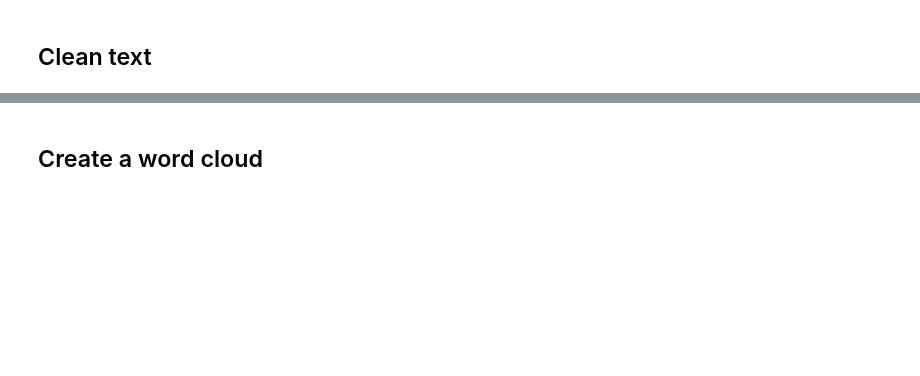
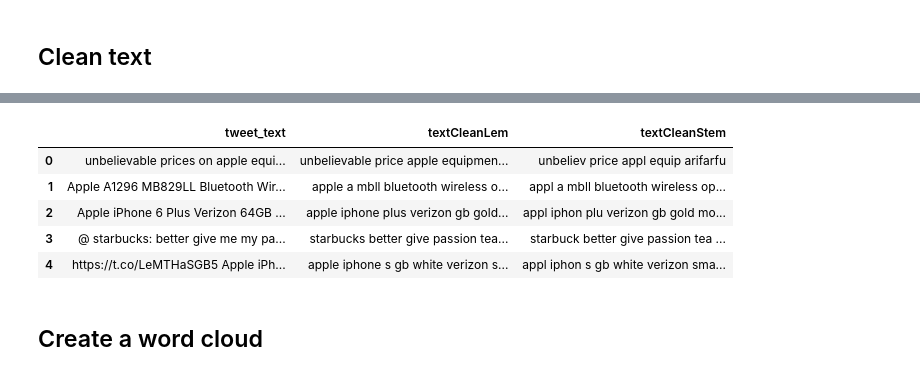
Before and after one commit to AndreyKarasev/Data_Science_Class, a Jupyter notebook: Twitter.ipynb, the cells around one changed output, grey strips where cells are left out. Drawn from its saved outputs; the diff is of its cells as text; code cells hidden in the pictures; blank space fills up the shorter version.

```diff
--- a/Twitter.ipynb
+++ b/Twitter.ipynb
@@ -147,3 +193,14 @@ tweetsDfShort[['text','textCleanLem','textCleanStem']].head()
+# %%
+tweetsDf['textCleanLem']=tweetsDf.tweet_text.apply(cleaning)# cleaning fuction has lem_mode=True by default
+tweetsDf['textCleanStem']=tweetsDf.tweet_text.apply(lambda x: cleaning(x, lem_mode=False))
+tweetsDf[['tweet_text','textCleanLem','textCleanStem']].head()
+# %% [output]
+|  | tweet_text | textCleanLem | textCleanStem |
+| 0 | unbelievable prices on apple equi... | unbelievable price apple equipmen... | unbeliev price appl equip arifarfu |
+| 1 | Apple A1296 MB829LL Bluetooth Wir... | apple a mbll bluetooth wireless o... | appl a mbll bluetooth wireless op... |
+| 2 | Apple iPhone 6 Plus Verizon 64GB ... | apple iphone plus verizon gb gold... | appl iphon plu verizon gb gold mo... |
+| 3 | @ starbucks: better give me my pa... | starbucks better give passion tea... | starbuck better give passion tea ... |
+| 4 | https://t.co/LeMTHaSGB5 Apple iPh... | apple iphone s gb white verizon s... | appl iphon s gb white verizon sma... |
 # %% [markdown]
 ## Create a word cloud
 # %%
```
Also changed, not shown: parts of 17 cells of this notebook.
